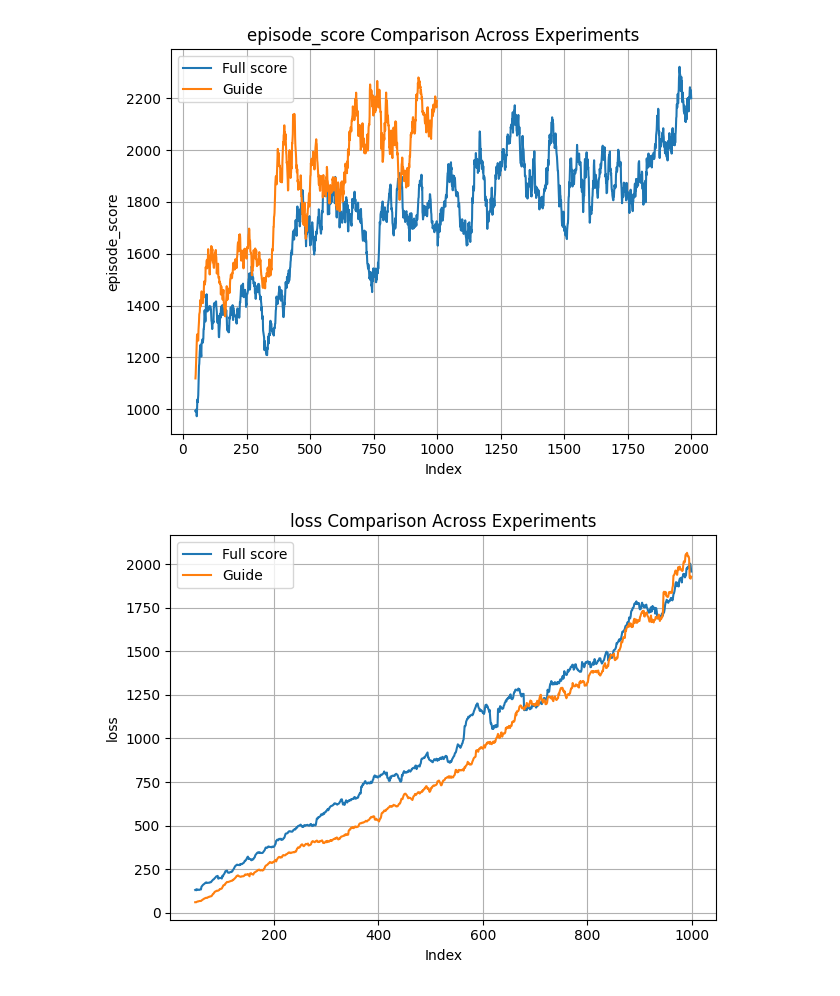
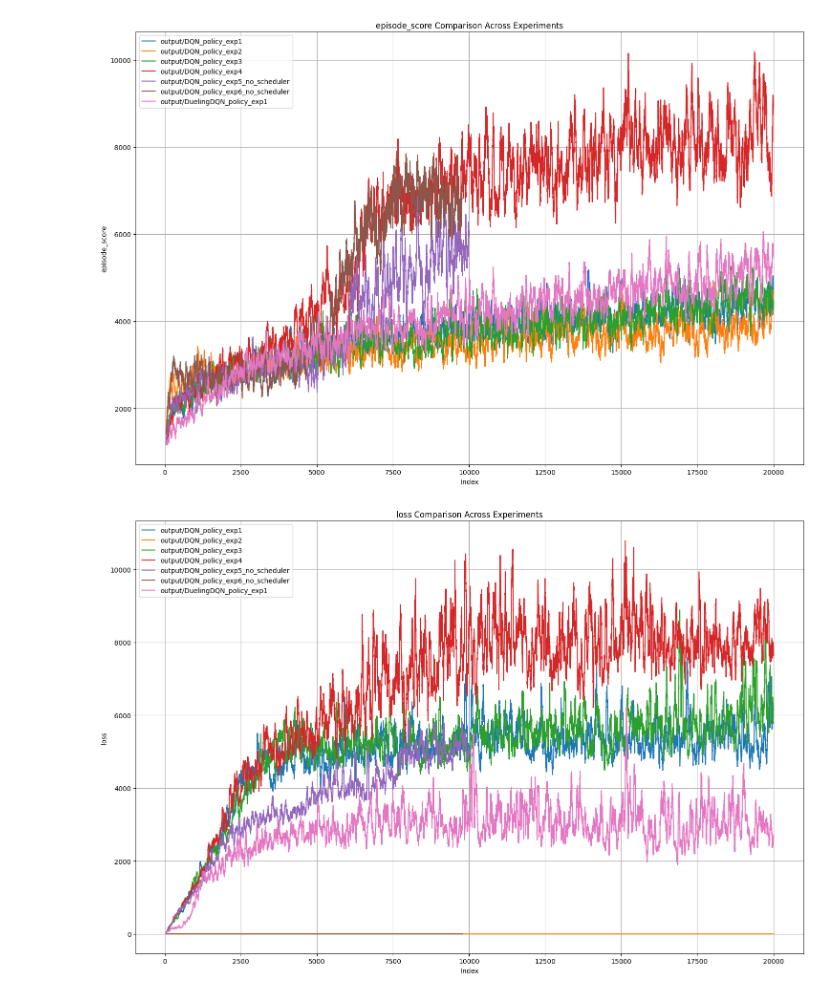
Before and after one commit to HBBEEP/DRL_FinalProject, a Jupyter notebook: plot.ipynb, the cells around one changed output. Drawn from its saved outputs; the diff is of its cells as text; code cells hidden in the pictures.

```diff
--- a/plot.ipynb
+++ b/plot.ipynb
@@ -1,31 +1,60 @@
 # %%
 import pandas as pd
 import matplotlib.pyplot as plt
+import os
+
+files = [
+    r'output/DQN_policy_exp1/train_log.csv',
+    r'output/DQN_policy_exp2/train_log.csv',
+    r'output/DQN_policy_exp3/train_log.csv',
+    r'output/DQN_policy_exp4/train_log.csv',
+    r'output/DQN_policy_exp5_no_scheduler/train_log.csv',
+    r'output/DQN_policy_exp6_no_scheduler/train_log.csv',
+    r'output/DuelingDQN_policy_exp1/train_log.csv',
+
+]
 
 # Read CSV files
-df1 = pd.read_csv(r'output\DQN_policy_exp5\train_log.csv')
-df2 = pd.read_csv(r'output\DQN_policy_exp6\train_log.csv')
+df1 = pd.read_csv(files[0])
+df2 = pd.read_csv(files[1])
+df3 = pd.read_csv(files[2])
+df4 = pd.read_csv(files[3])
+df5 = pd.read_csv(files[4])
+df6 = pd.read_csv(files[5])
+df7 = pd.read_csv(files[6])
 
 window = 50
+plt.figure(figsize=(15,10))
 # Plot all loss curves on the same figure
-plt.plot(df1['episode_score'].rolling(window=window).mean(), label='Full score')
-plt.plot(df2['episode_score'].rolling(window=window).mean(), label='Guide')
+plt.plot(df1['episode_score'].rolling(window=window).mean(), label=os.path.split(files[0])[0])
+plt.plot(df2['episode_score'].rolling(window=window).mean(), label=os.path.split(files[1])[0])
+plt.plot(df3['episode_score'].rolling(window=window).mean(), label=os.path.split(files[2])[0])
+plt.plot(df4['episode_score'].rolling(window=window).mean(), label=os.path.split(files[3])[0])
+plt.plot(df5['episode_score'].rolling(window=window).mean(), label=os.path.split(files[4])[0])
+plt.plot(df6['episode_score'].rolling(window=window).mean(), label=os.path.split(files[5])[0])
+plt.plot(df7['episode_score'].rolling(window=window).mean(), label=os.path.split(files[6])[0])
 
 
 plt.xlabel('Index')
 plt.ylabel('episode_score')
 plt.title('episode_score Comparison Across Experiments')
 plt.legend()
 plt.grid(True)
 plt.tight_layout()
 plt.show()
 # %% [output]
-[figure, old version]
+[figure, new version]
 # %%
 window = 50
+plt.figure(figsize=(15,10))
 # Plot all loss curves on the same figure
-plt.plot(df1['loss'].rolling(window=window).mean(), label='Full score')
-plt.plot(df2['loss'].rolling(window=window).mean(), label='Guide')
+plt.plot(df1['loss'].rolling(window=window).mean(), label=os.path.split(files[0])[0])
+plt.plot(df2['loss'].rolling(window=window).mean(), label=os.path.split(files[1])[0])
+plt.plot(df3['loss'].rolling(window=window).mean(), label=os.path.split(files[2])[0])
+plt.plot(df4['loss'].rolling(window=window).mean(), label=os.path.split(files[3])[0])
+plt.plot(df5['loss'].rolling(window=window).mean(), label=os.path.split(files[4])[0])
+plt.plot(df6['loss'].rolling(window=window).mean(), label=os.path.split(files[5])[0])
+plt.plot(df7['loss'].rolling(window=window).mean(), label=os.path.split(files[6])[0])
 
 
 plt.xlabel('Index')
@@ -36,7 +65,7 @@ plt.grid(True)
 plt.tight_layout()
 plt.show()
 # %% [output]
-[figure, old version]
+[figure, new version]
 # %%
 # Plot histogram
 import seaborn as sns
```
Also changed, not shown: parts of 2 cells of this notebook.
